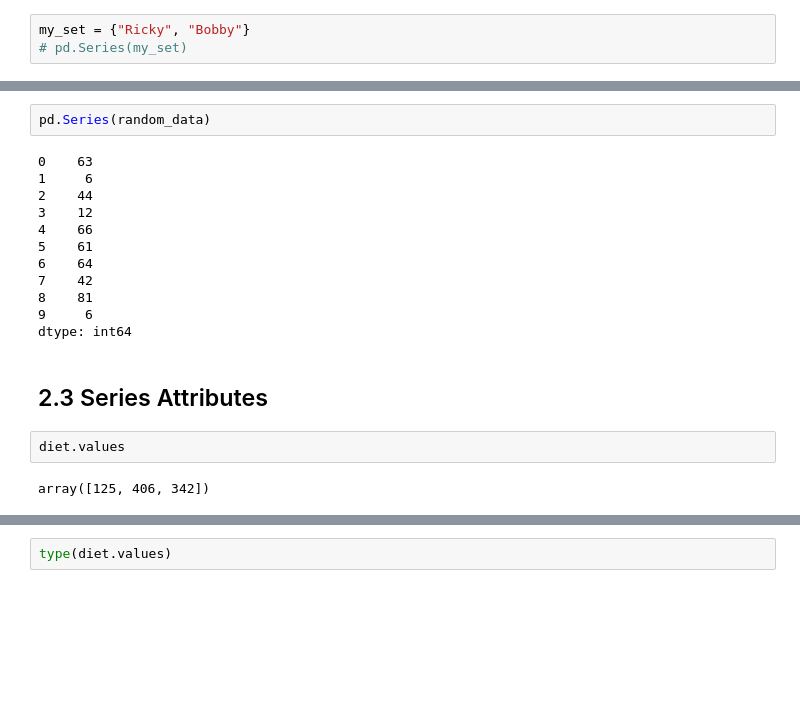
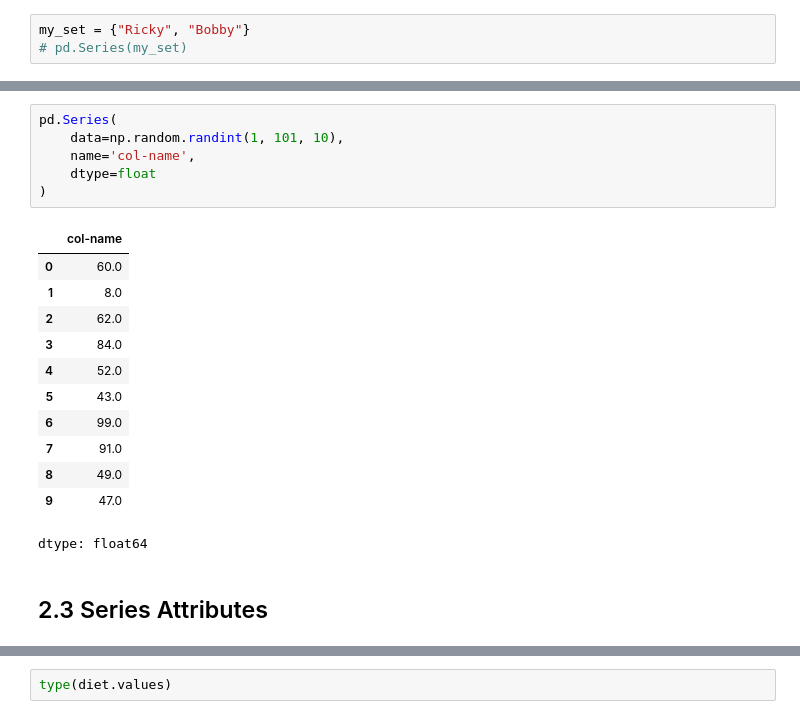
Before and after one commit to MinyaevAndrey/pandas-in-action, a Jupyter notebook: chapter_02_the_series_object/chapter_02_the_series_object.ipynb, the cells around one changed output, grey strips where cells are left out. Saved outputs shown, nothing was run; the diff lists cells and outputs as text; blank space fills up the shorter version.

```diff
--- a/chapter_02_the_series_object/chapter_02_the_series_object.ipynb
+++ b/chapter_02_the_series_object/chapter_02_the_series_object.ipynb
@@ -176,20 +197,21 @@ array([63,  6, 44, 12, 66, 61, 64, 42, 81,  6])
-# %%
-pd.Series(random_data)
-# %% [output]
-0    63
-1     6
-2    44
-3    12
-4    66
-5    61
-6    64
-7    42
-8    81
-9     6
-dtype: int64
+# %%
+pd.Series(
+    data=np.random.randint(1, 101, 10),
+    name='col-name',
+    dtype=float
+)
+# %% [output]
+|  | col-name |
+| 0 | 60.0 |
+| 1 | 8.0 |
+| 2 | 62.0 |
+| 3 | 84.0 |
+| 4 | 52.0 |
+| 5 | 43.0 |
+| 6 | 99.0 |
+| 7 | 91.0 |
+| 8 | 49.0 |
+| 9 | 47.0 |
+dtype: float64
 # %% [markdown]
 ## 2.3 Series Attributes
-# %%
-diet.values
-# %% [output]
-array([125, 406, 342])
```
Also changed, not shown: parts of 21 cells of this notebook.
